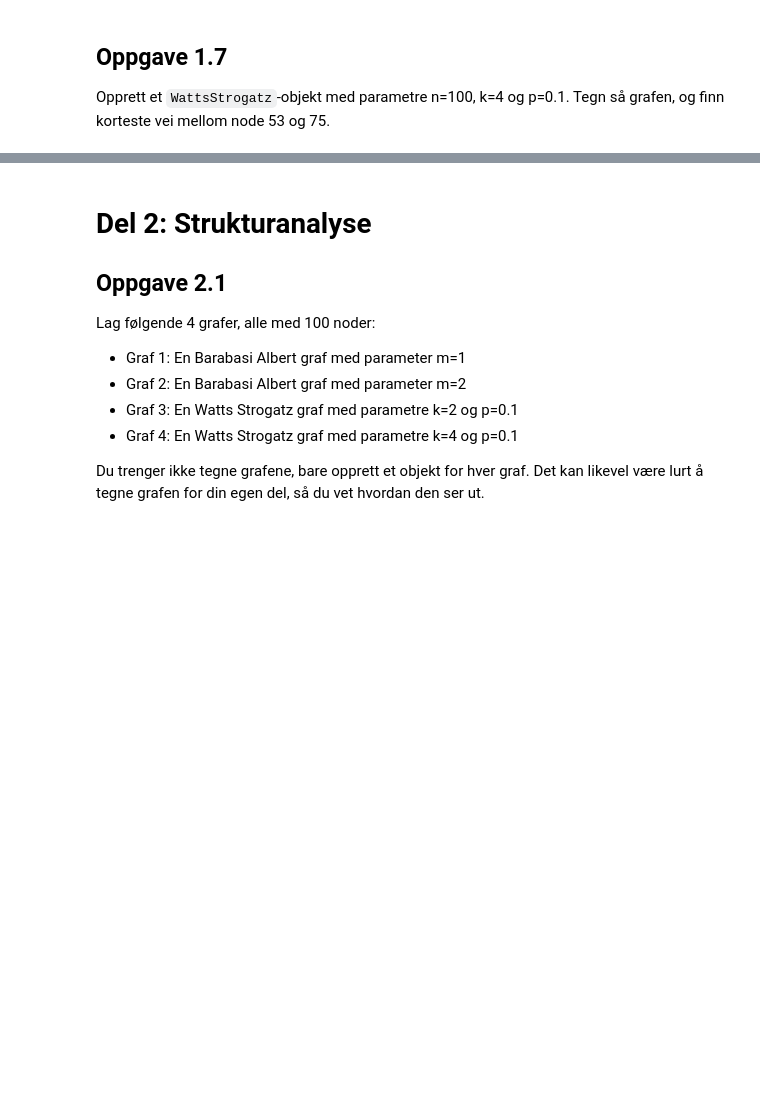
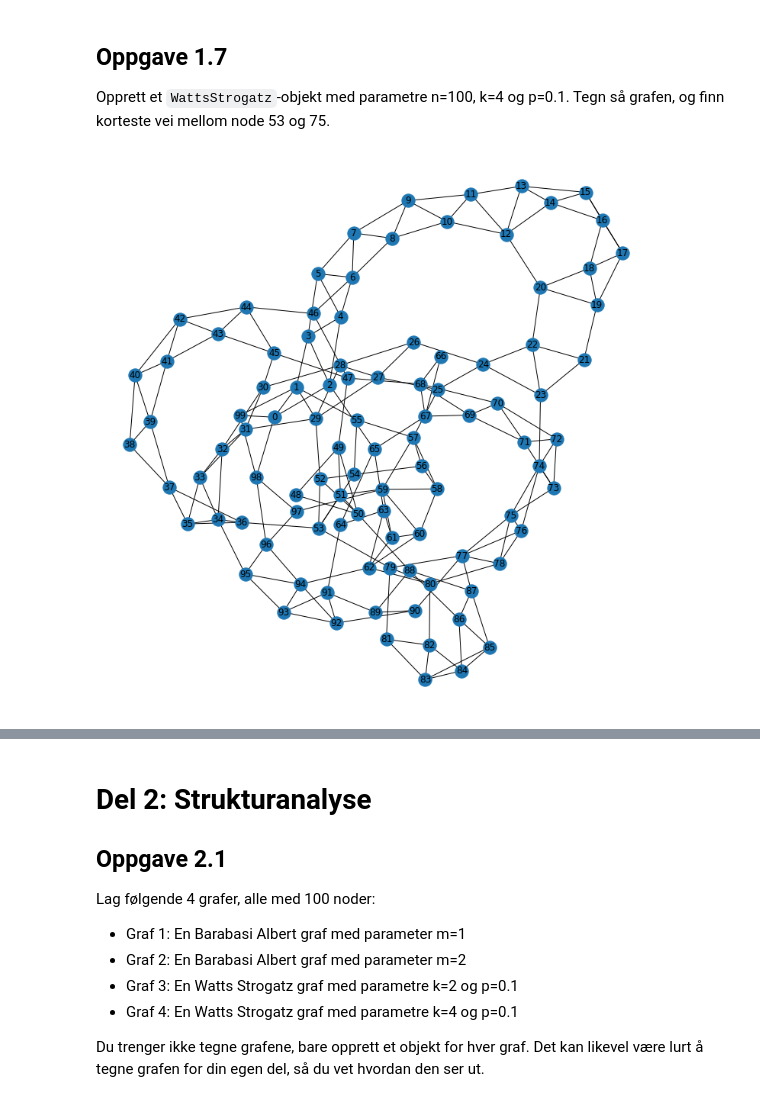
Before and after one commit to KristofferNyvoll/ntnu, a Jupyter notebook: TTM4185_Sikrob/Oving3/Oving3.ipynb, the cells around one changed output, grey strips where cells are left out. Saved outputs shown, nothing was run; the diff lists cells and outputs as text; code cells hidden in the pictures; blank space fills up the shorter version.

```diff
--- a/TTM4185_Sikrob/Oving3/Oving3.ipynb
+++ b/TTM4185_Sikrob/Oving3/Oving3.ipynb
@@ -58,0 +71,5 @@ Tegn så grafen, og finn korteste vei mellom node 53 og 75.
+# %%
+WS = WattsStrogatz(100, 4, 0.1)
+WS.draw()
+# %% [output]
+[figure, added]
```
Also changed, not shown: parts of 29 cells of this notebook, 1 other file.
